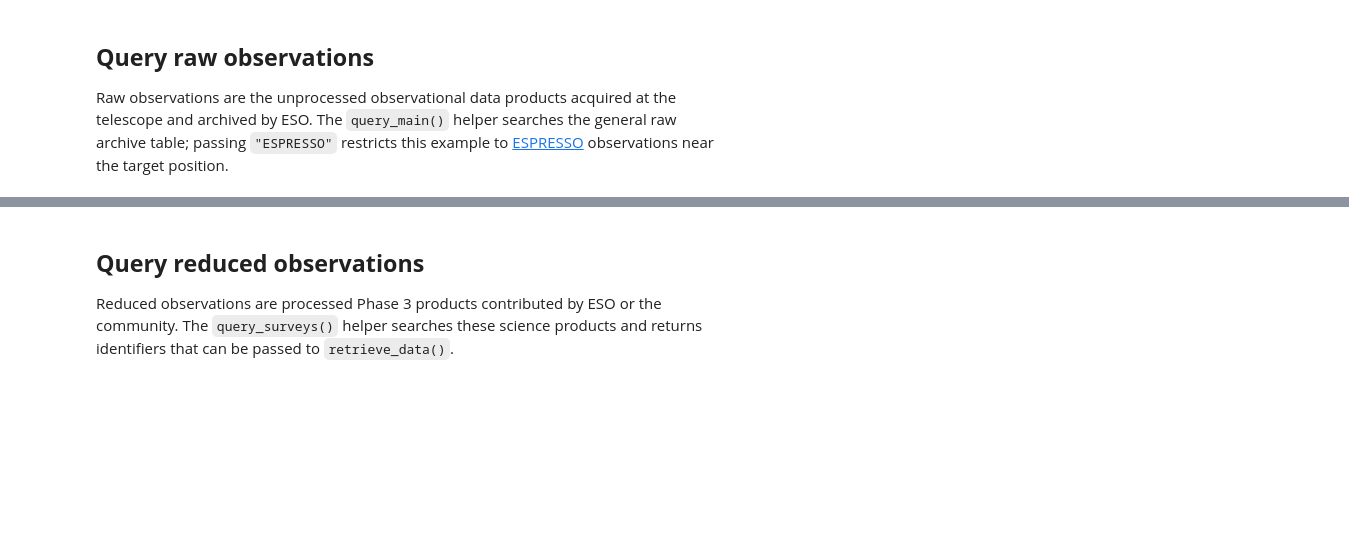
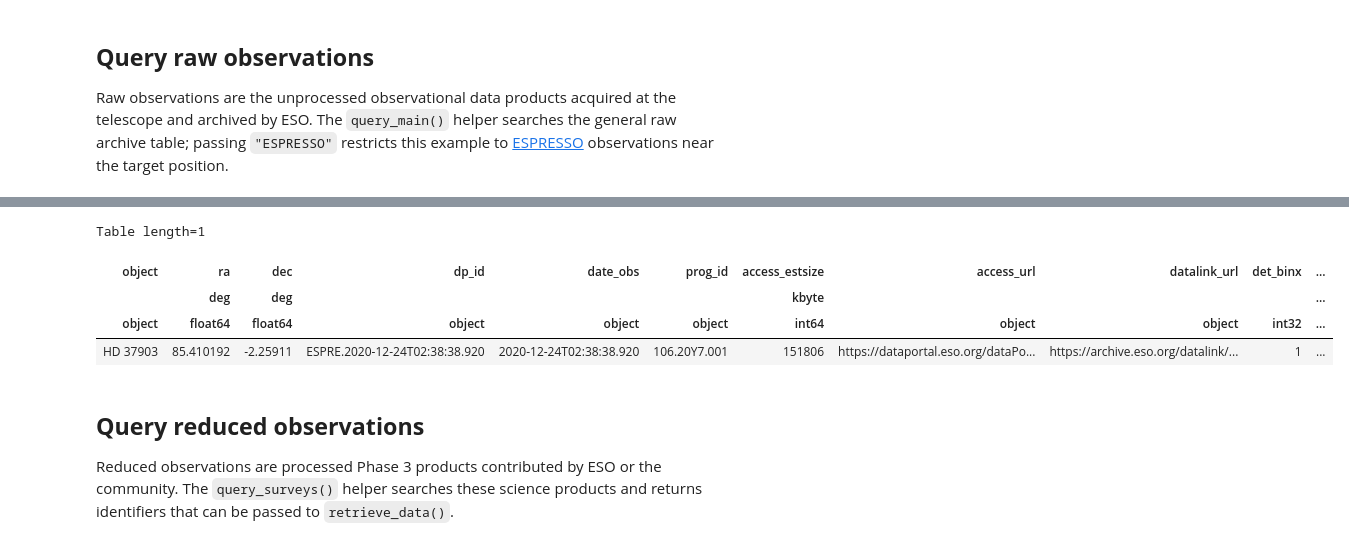
Before and after one commit to eso/astroquery_examples, a Jupyter notebook: examples/simple/00_quickstart.ipynb, the cells around one changed output, grey strips where cells are left out. Drawn from its saved outputs; the diff is of its cells as text; code cells hidden in the pictures; blank space fills up the shorter version.

```diff
--- a/examples/simple/00_quickstart.ipynb
+++ b/examples/simple/00_quickstart.ipynb
@@ -90,3 +91,12 @@ Table length=1
+# %%
+table_raw = eso.query_instrument(instrument="ESPRESSO", cone_ra=ra, cone_dec=dec, cone_radius=cone_radius)
+table_raw
+# %% [output]
+Table length=1
+| object | ra | dec | dp_id | date_obs | prog_id | access_estsize | access_url | datalink_url | det_binx | ... |
+|  | deg | deg |  |  |  | kbyte |  |  |  | ... |
+| object | float64 | float64 | object | object | object | int64 | object | object | int32 | ... |
+| HD 37903 | 85.410192 | -2.25911 | ESPRE.2020-12-24T02:38:38.920 | 2020-12-24T02:38:38.920 | 106.20Y7.001 | 151806 | https://dataportal.eso.org/dataPo... | https://archive.eso.org/datalink/... | 1 | ... |
 # %% [markdown]
 ## **Query reduced observations**
 
```
Also changed, not shown: parts of 2 cells of this notebook.
